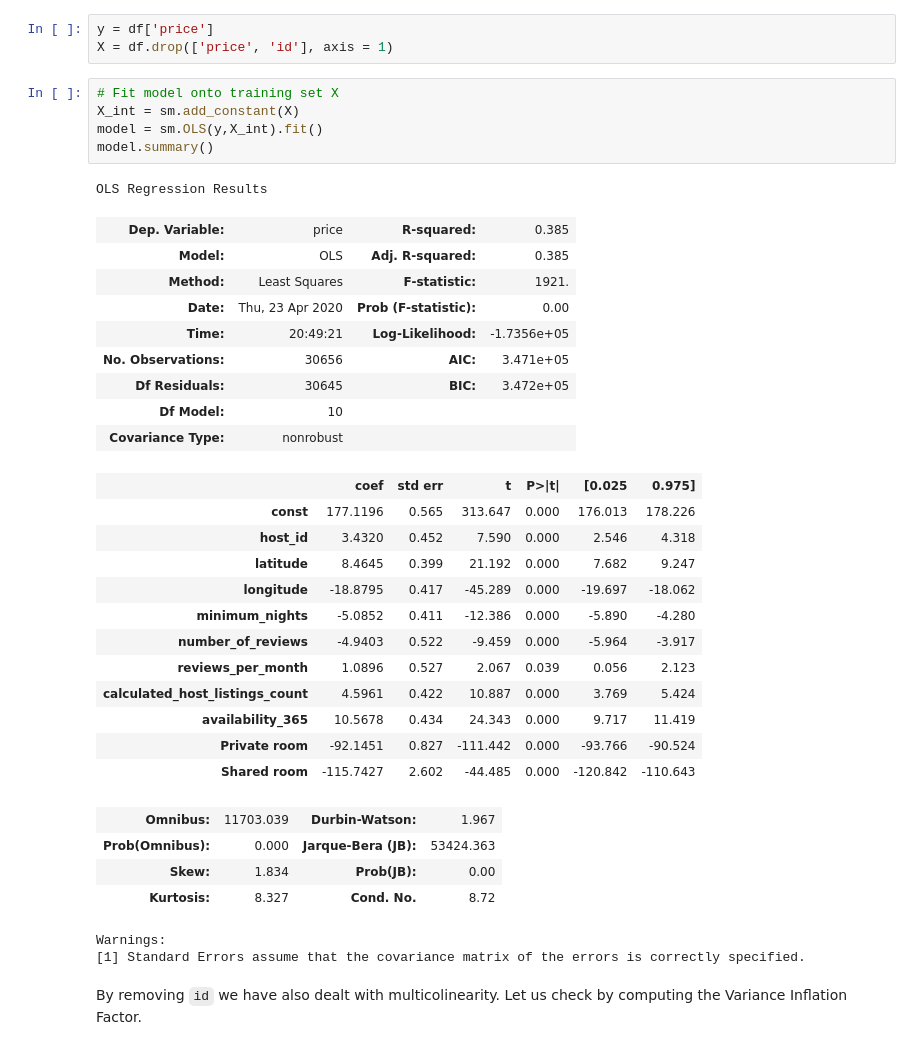
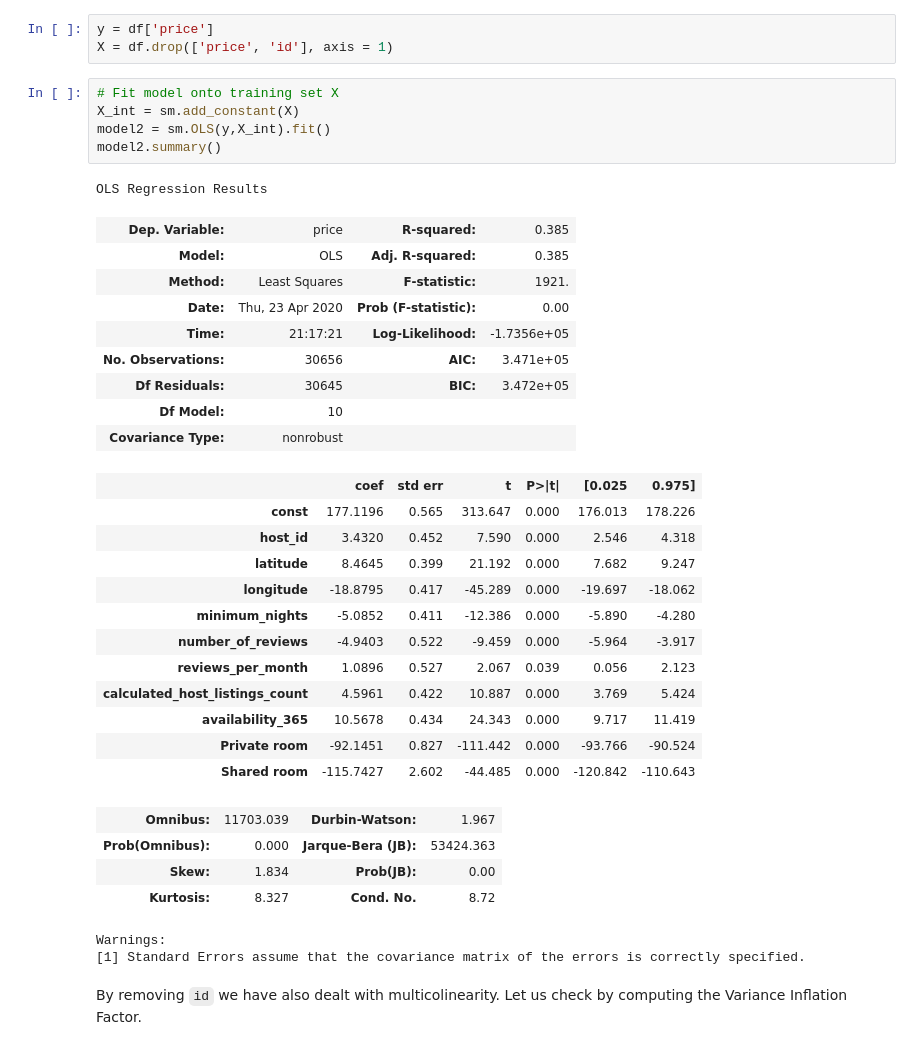
Before and after one commit to nadinezab/airbnb-kaggle-comp, a Jupyter notebook: AirBnB.ipynb, the cells around one changed output. Drawn from its saved outputs; the diff is of its cells as text.

```diff
--- a/AirBnB.ipynb
+++ b/AirBnB.ipynb
@@ -315,15 +315,15 @@ X = df.drop(['price', 'id'], axis = 1)
 # %%
 # Fit model onto training set X
 X_int = sm.add_constant(X)
-model = sm.OLS(y,X_int).fit()
-model.summary()
+model2 = sm.OLS(y,X_int).fit()
+model2.summary()
 # %% [output]
 OLS Regression Results
 | Dep. Variable: | price | R-squared: | 0.385 |
 | Model: | OLS | Adj. R-squared: | 0.385 |
 | Method: | Least Squares | F-statistic: | 1921. |
 | Date: | Thu, 23 Apr 2020 | Prob (F-statistic): | 0.00 |
-| Time: | 20:49:21 | Log-Likelihood: | -1.7356e+05 |
+| Time: | 21:17:21 | Log-Likelihood: | -1.7356e+05 |
 | No. Observations: | 30656 | AIC: | 3.471e+05 |
 | Df Residuals: | 30645 | BIC: | 3.472e+05 |
 | Df Model: | 10 |  |  |
```
Also changed, not shown: parts of 30 cells of this notebook, 1 other file.
